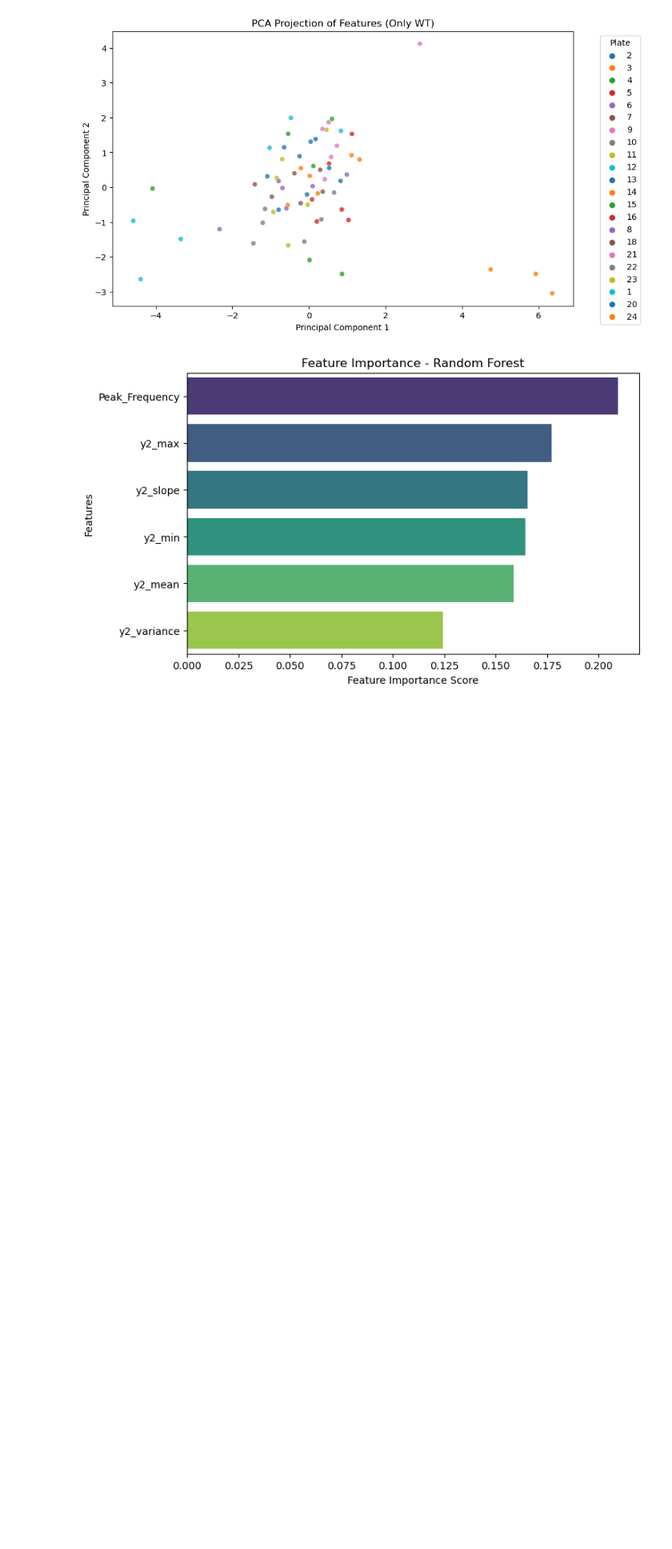
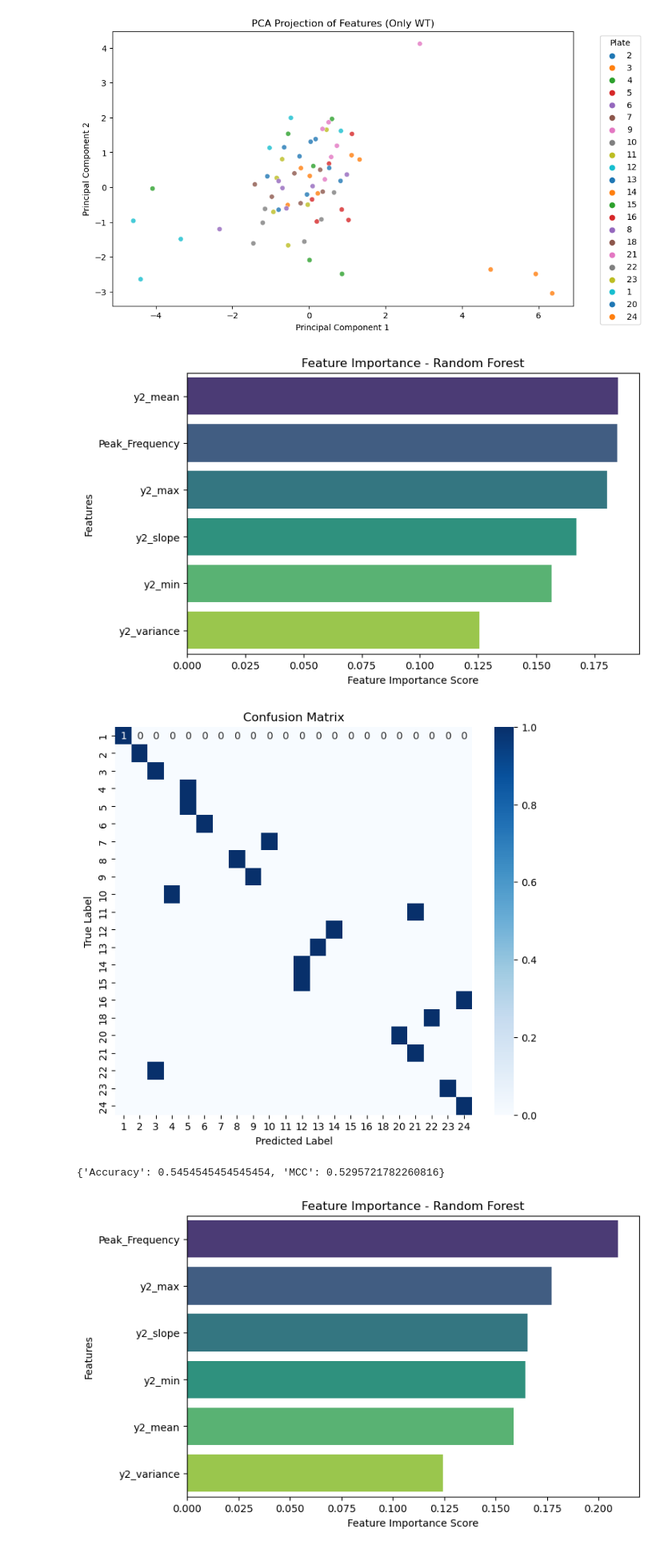
Before and after one commit to Lrs00/gene, a Jupyter notebook: Mixed_Effect_WT.ipynb, the cells around one changed output. Shown at 80% size. Cells and saved outputs as stored; diff of their text form; code cells hidden in the pictures; blank space fills up the shorter version.

```diff
--- a/Mixed_Effect_WT.ipynb
+++ b/Mixed_Effect_WT.ipynb
@@ -494,6 +529,12 @@ perform_pca_and_plot(dataHL_normal)
 3  0.233086 -0.179202     3
 4  0.025282  0.323407     3
 [figure]
+# %%
+result(dataHL)
+# %% [output]
+[figure, added]
+[figure, added]
+{'Accuracy': 0.5454545454545454, 'MCC': 0.5295721782260816}
 # %%
 result(dataHL_normal)
 # %% [output]
```
Also changed, not shown: parts of 49 cells of this notebook.
